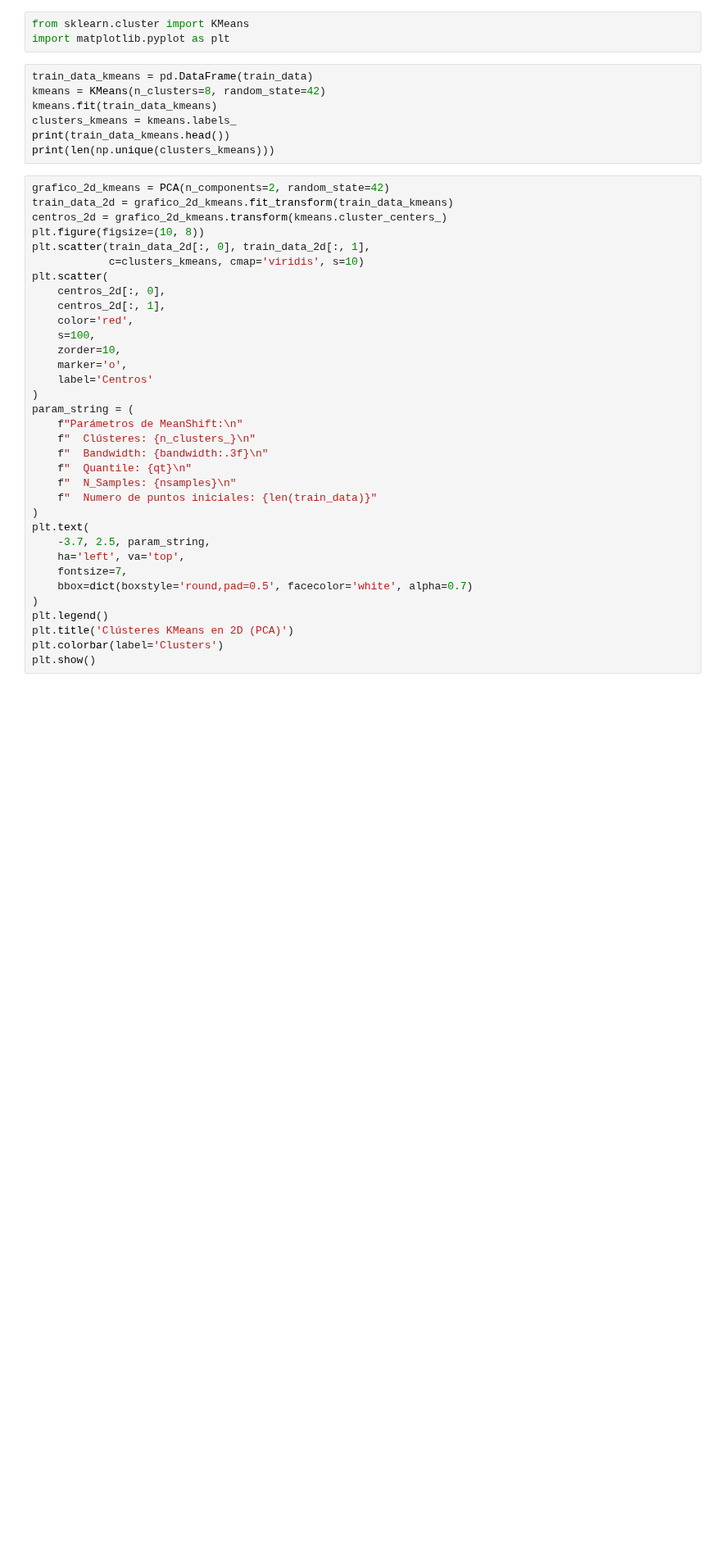
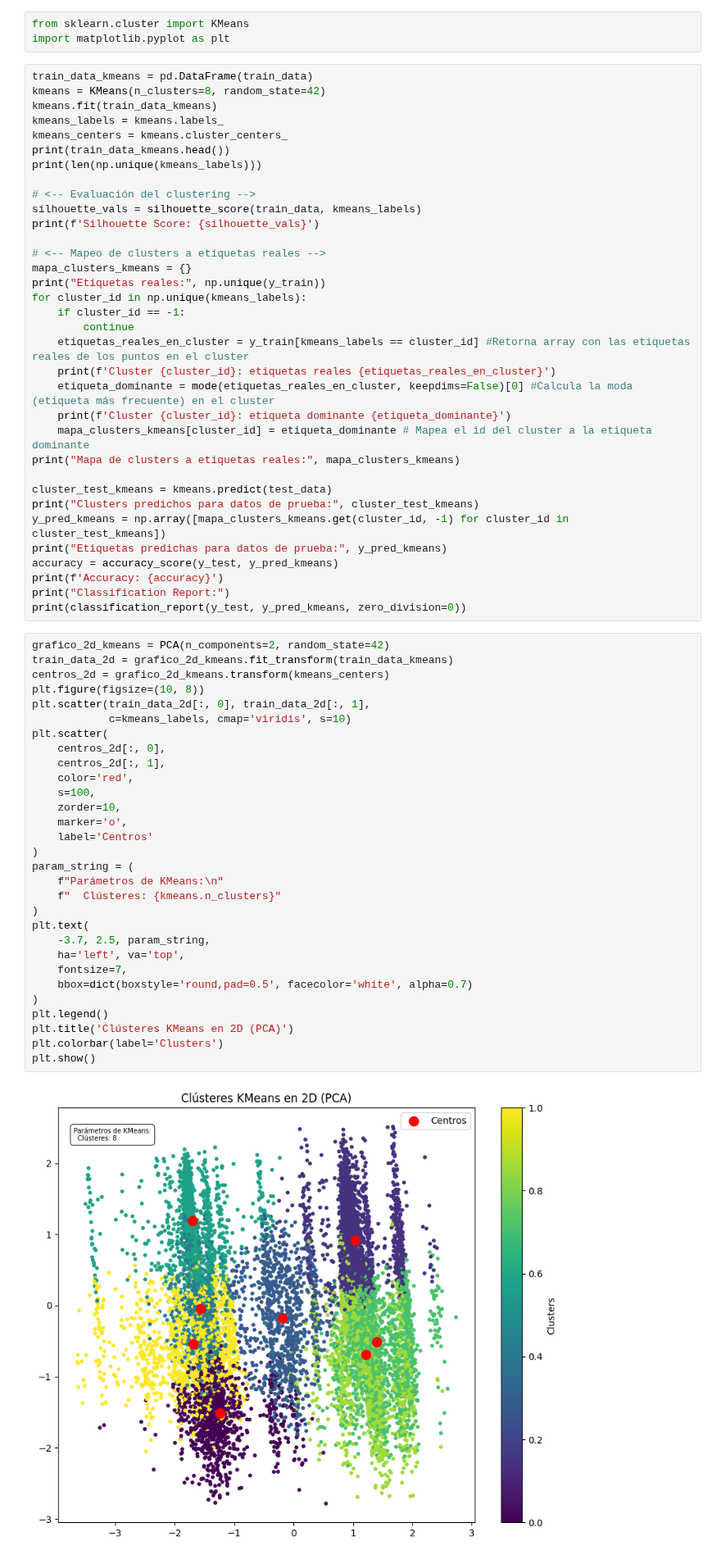
Before and after one commit to branxeto/Laboratorios, a Jupyter notebook: Lab IA/Tarea 2/Item1.ipynb, the cells around one changed output. Shown at 82% size. Cells and saved outputs as stored; diff of their text form; blank space fills up the shorter version.

```diff
--- a/Lab IA/Tarea 2/Item1.ipynb
+++ b/Lab IA/Tarea 2/Item1.ipynb
@@ -148,40 +186,65 @@ import matplotlib.pyplot as plt
 train_data_kmeans = pd.DataFrame(train_data)
 kmeans = KMeans(n_clusters=8, random_state=42)
 kmeans.fit(train_data_kmeans)
-clusters_kmeans = kmeans.labels_
+kmeans_labels = kmeans.labels_
+kmeans_centers = kmeans.cluster_centers_
 print(train_data_kmeans.head())
-print(len(np.unique(clusters_kmeans)))
+print(len(np.unique(kmeans_labels)))
+
+# <-- Evaluación del clustering -->
+silhouette_vals = silhouette_score(train_data, kmeans_labels)
+print(f'Silhouette Score: {silhouette_vals}')
+
+# <-- Mapeo de clusters a etiquetas reales -->
+mapa_clusters_kmeans = {}
+print("Etiquetas reales:", np.unique(y_train))
+for cluster_id in np.unique(kmeans_labels):
+    if cluster_id == -1:
+        continue
+    etiquetas_reales_en_cluster = y_train[kmeans_labels == cluster_id] #Retorna array con las etiquetas reales de los puntos en el cluster
+    print(f'Cluster {cluster_id}: etiquetas reales {etiquetas_reales_en_cluster}')
+    etiqueta_dominante = mode(etiquetas_reales_en_cluster, keepdims=False)[0] #Calcula la moda (etiqueta más frecuente) en el cluster
+    print(f'Cluster {cluster_id}: etiqueta dominante {etiqueta_dominante}')
+    mapa_clusters_kmeans[cluster_id] = etiqueta_dominante # Mapea el id del cluster a la etiqueta dominante
+print("Mapa de clusters a etiquetas reales:", mapa_clusters_kmeans)
+
+cluster_test_kmeans = kmeans.predict(test_data)
+print("Clusters predichos para datos de prueba:", cluster_test_kmeans)
+y_pred_kmeans = np.array([mapa_clusters_kmeans.get(cluster_id, -1) for cluster_id in cluster_test_kmeans])
+print("Etiquetas predichas para datos de prueba:", y_pred_kmeans)
+accuracy = accuracy_score(y_test, y_pred_kmeans)
+print(f'Accuracy: {accuracy}')
+print("Classification Report:")
+print(classification_report(y_test, y_pred_kmeans, zero_division=0))
 # %%
 grafico_2d_kmeans = PCA(n_components=2, random_state=42)
 train_data_2d = grafico_2d_kmeans.fit_transform(train_data_kmeans)
-centros_2d = grafico_2d_kmeans.transform(kmeans.cluster_centers_)
+centros_2d = grafico_2d_kmeans.transform(kmeans_centers)
 plt.figure(figsize=(10, 8))
 plt.scatter(train_data_2d[:, 0], train_data_2d[:, 1],
-            c=clusters_kmeans, cmap='viridis', s=10)
+            c=kmeans_labels, cmap='viridis', s=10)
 plt.scatter(
     centros_2d[:, 0],
     centros_2d[:, 1],
     color='red',
     s=100,
     zorder=10,
     marker='o',
     label='Centros'
 )
 param_string = (
-    f"Parámetros de MeanShift:\n"
-    f"  Clústeres: {n_clusters_}\n"
-    f"  Bandwidth: {bandwidth:.3f}\n"
-    f"  Quantile: {qt}\n"
-    f"  N_Samples: {nsamples}\n"
-    f"  Numero de puntos iniciales: {len(train_data)}"
+    f"Parámetros de KMeans:\n"
+    f"  Clústeres: {kmeans.n_clusters}"
 )
 plt.text(
     -3.7, 2.5, param_string,
     ha='left', va='top',
     fontsize=7,
     bbox=dict(boxstyle='round,pad=0.5', facecolor='white', alpha=0.7)
 )
 plt.legend()
 plt.title('Clústeres KMeans en 2D (PCA)')
 plt.colorbar(label='Clusters')
 plt.show()
+# %% [output]
+[figure, added]
```
Also changed, not shown: parts of 3 cells of this notebook.
